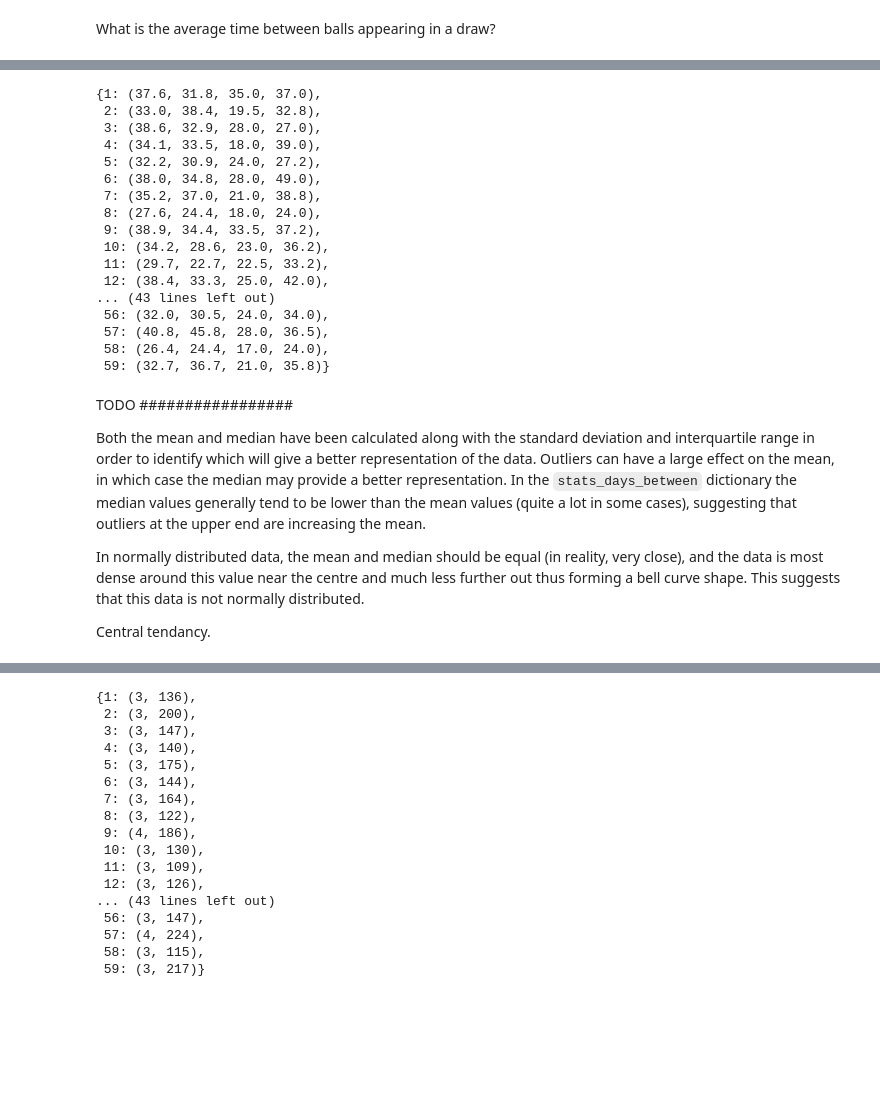
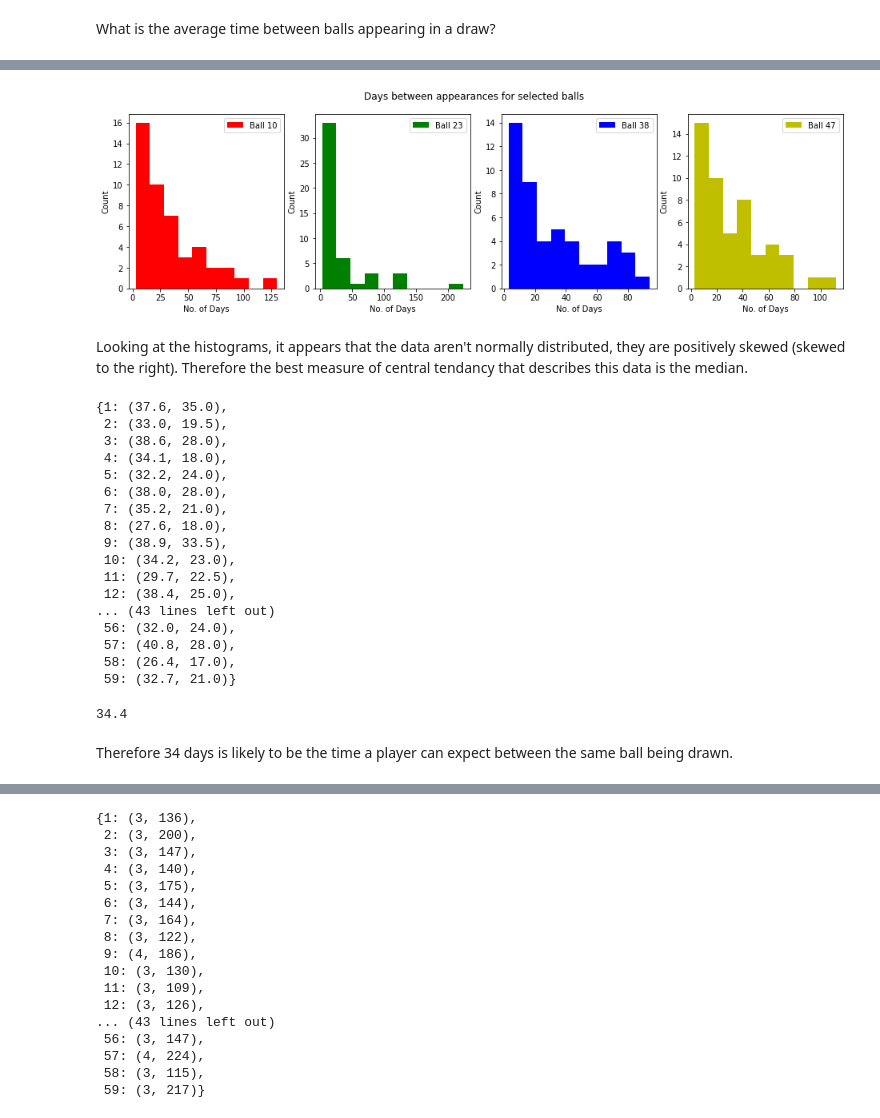
Before and after one commit to MatthewCarterIO/uk-lotto-DA, a Jupyter notebook: uk_lotto_DA.ipynb, the cells around one changed output, grey strips where cells are left out. Saved outputs shown, nothing was run; the diff lists cells and outputs as text; code cells hidden in the pictures; blank space fills up the shorter version.

Commit message:
Continue time elapsed section

```diff
--- a/uk_lotto_DA.ipynb
+++ b/uk_lotto_DA.ipynb
@@ -422,38 +422,56 @@ def get_days_between(ball_draw_dates_list):
+# %%
+# Plot a histogram for a sample of four random balls.
+fig, ax = plt.subplots(1, 4, figsize=(16, 4))
+ax[0].hist(get_days_between(get_ball_draw_dates(10)), color='r', label='Ball 10')
+ax[1].hist(get_days_between(get_ball_draw_dates(23)), color='g', label='Ball 23')
+ax[2].hist(get_days_between(get_ball_draw_dates(38)), color='b', label='Ball 38')
+ax[3].hist(get_days_between(get_ball_draw_dates(47)), color='y', label='Ball 47')
+fig.suptitle("Days between appearances for selected balls")
+for i in range(4):
+    ax[i].set(xlabel="No. of Days", ylabel="Count")
+    ax[i].legend()
+plt.show()
+# %% [output]
+[figure, added]
+# %% [markdown]
+Looking at the histograms, it appears that the data aren't normally distributed, they are positively skewed (skewed to the right). Therefore the best measure of central tendancy that describes this data is the median.
 # %%
-# Get the mean and median number of days between the same ball being drawn.
+# For all 59 balls get the mean and median number of days between the same ball being drawn and store them in a dictionary.
 stats_days_between = {}
 for ball in range(1, 60):
     # Store ball number with mean days between appearances in a dictionary.
     days_between = get_days_between(get_ball_draw_dates(ball))
     stats_days_between[ball] = (np.around(np.mean(days_between), decimals=1),
-                       np.around(np.std(days_between), decimals=1),
-                       np.around(np.median(days_between), decimals=1),
-                       np.around(((np.percentile(days_between, 75)) - (np.percentile(days_between, 25))), decimals=1))
+                                np.around(np.median(days_between), decimals=1))
 stats_days_between
 # %% [output]
-{1: (37.6, 31.8, 35.0, 37.0),
- 2: (33.0, 38.4, 19.5, 32.8),
- 3: (38.6, 32.9, 28.0, 27.0),
- 4: (34.1, 33.5, 18.0, 39.0),
- 5: (32.2, 30.9, 24.0, 27.2),
- 6: (38.0, 34.8, 28.0, 49.0),
- 7: (35.2, 37.0, 21.0, 38.8),
- 8: (27.6, 24.4, 18.0, 24.0),
- 9: (38.9, 34.4, 33.5, 37.2),
- 10: (34.2, 28.6, 23.0, 36.2),
- 11: (29.7, 22.7, 22.5, 33.2),
- 12: (38.4, 33.3, 25.0, 42.0),
+{1: (37.6, 35.0),
+ 2: (33.0, 19.5),
+ 3: (38.6, 28.0),
+ 4: (34.1, 18.0),
+ 5: (32.2, 24.0),
+ 6: (38.0, 28.0),
+ 7: (35.2, 21.0),
+ 8: (27.6, 18.0),
+ 9: (38.9, 33.5),
+ 10: (34.2, 23.0),
+ 11: (29.7, 22.5),
+ 12: (38.4, 25.0),
 ... (43 lines left out)
- 56: (32.0, 30.5, 24.0, 34.0),
- 57: (40.8, 45.8, 28.0, 36.5),
- 58: (26.4, 24.4, 17.0, 24.0),
- 59: (32.7, 36.7, 21.0, 35.8)}
+ 56: (32.0, 24.0),
+ 57: (40.8, 28.0),
+ 58: (26.4, 17.0),
+ 59: (32.7, 21.0)}
-# %% [markdown]
-TODO #################
-
-Both the mean and median have been calculated along with the standard deviation and interquartile range in order to identify which will give a better representation of the data. Outliers can have a large effect on the mean, in which case the median may provide a better representation. In the `stats_days_between` dictionary the median values generally tend to be lower than the mean values (quite a lot in some cases), suggesting that outliers at the upper end are increasing the mean.
-
-In normally distributed data, the mean and median should be equal (in reality, very close), and the data is most dense around this value near the centre and much less further out thus forming a bell curve shape. This suggests that this data is not normally distributed.
-
-Central tendancy.
+# %%
+# Get the median values from the stats_days_between dictionary.
+median_days_between = []
+for k, v in stats_days_between.items():
+    median_days_between.append(v[0])
+
+# Find the average of these median values (distribution no longer an issue).
+np.around(np.mean(median_days_between), decimals=1)
+# %% [output]
+34.4
+# %% [markdown]
+Therefore 34 days is likely to be the time a player can expect between the same ball being drawn.
 # %% [markdown]
```
Also changed, not shown: parts of 8 cells of this notebook.
